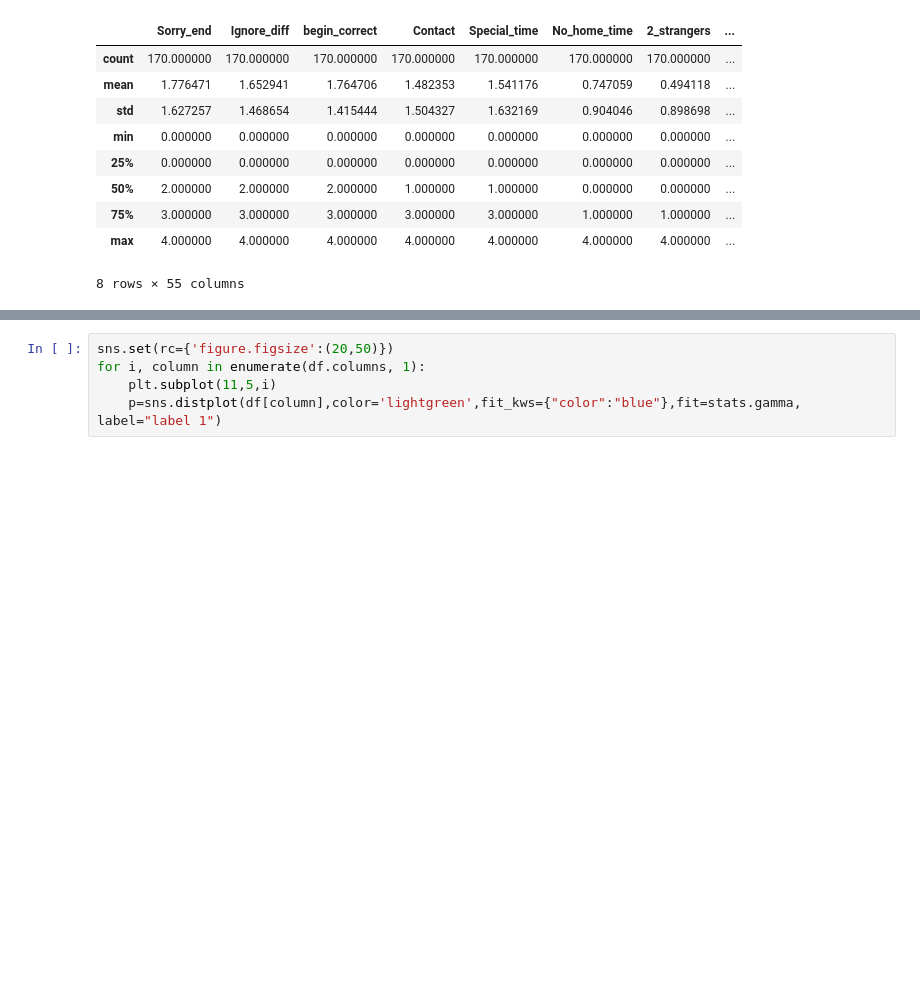
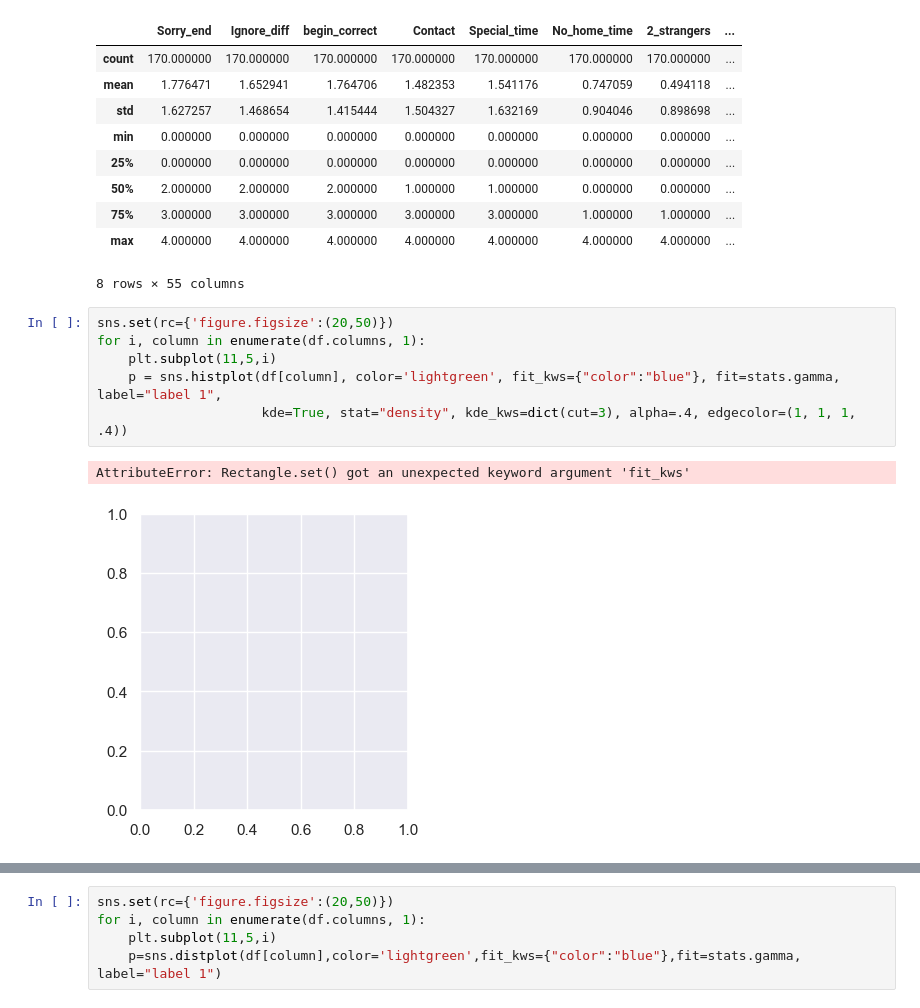
Before and after one commit to sergio-aci/Practice, a Jupyter notebook: Feature Importance Analysis with XGB, SHAP, RFE - Divorce Prediction & Reasons.ipynb, the cells around one changed output, grey strips where cells are left out. Cells and saved outputs as stored; diff of their text form; blank space fills up the shorter version.

```diff
--- a/Feature Importance Analysis with XGB, SHAP, RFE - Divorce Prediction & Reasons.ipynb
+++ b/Feature Importance Analysis with XGB, SHAP, RFE - Divorce Prediction & Reasons.ipynb
@@ -42,3 +42,12 @@ df.describe()
 | 75% | 3.000000 | 3.000000 | 3.000000 | 3.000000 | 3.000000 | 1.000000 | 1.000000 | ... |
 | max | 4.000000 | 4.000000 | 4.000000 | 4.000000 | 4.000000 | 4.000000 | 4.000000 | ... |
 8 rows × 55 columns
+# %%
+sns.set(rc={'figure.figsize':(20,50)})
+for i, column in enumerate(df.columns, 1):
+    plt.subplot(11,5,i)
+    p = sns.histplot(df[column], color='lightgreen', fit_kws={"color":"blue"}, fit=stats.gamma, label="label 1",
+                     kde=True, stat="density", kde_kws=dict(cut=3), alpha=.4, edgecolor=(1, 1, 1, .4))
+# %% [output]
+AttributeError: Rectangle.set() got an unexpected keyword argument 'fit_kws'
+[figure, added]
```
Also changed, not shown: parts of 1 cell of this notebook.
